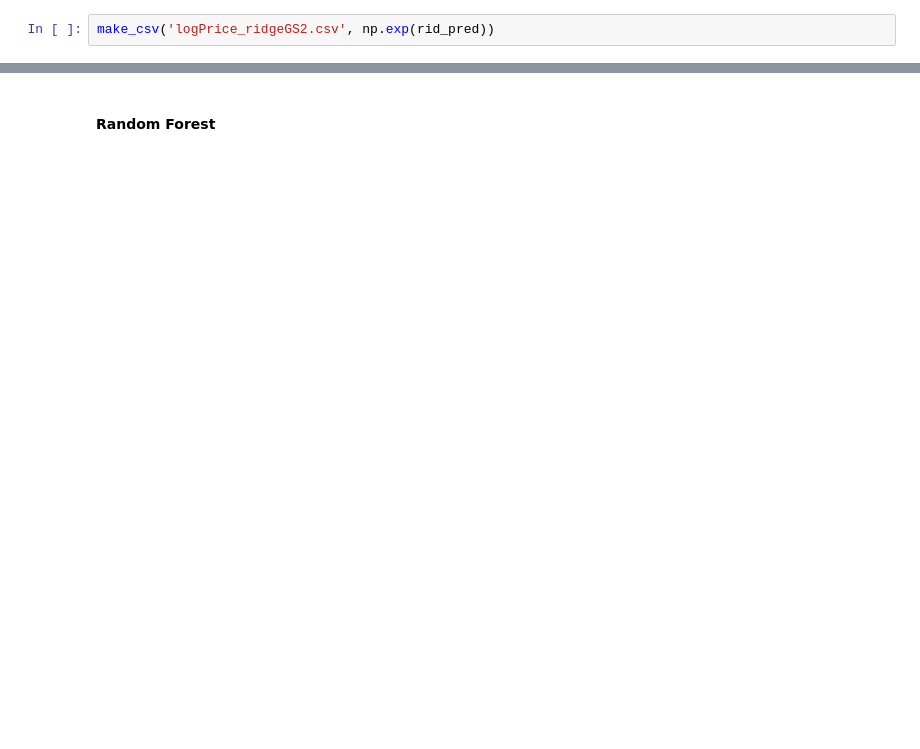
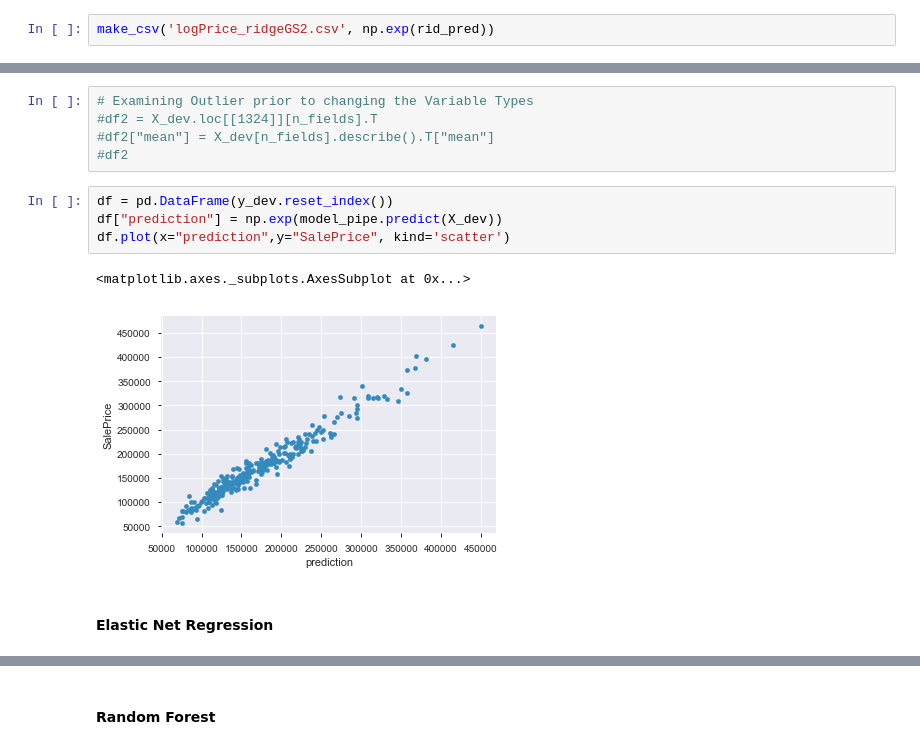
Before and after one commit to 1BrandonCummings/w207-final-project, a Jupyter notebook: ChristinaPapadimitriou_TakahiroHisada_BrandonCummings_HousingPrices.ipynb, the cells around one changed output, grey strips where cells are left out. Saved outputs shown, nothing was run; the diff lists cells and outputs as text; blank space fills up the shorter version.

```diff
--- a/ChristinaPapadimitriou_TakahiroHisada_BrandonCummings_HousingPrices.ipynb
+++ b/ChristinaPapadimitriou_TakahiroHisada_BrandonCummings_HousingPrices.ipynb
@@ -360,0 +374,14 @@ make_csv('logPrice_ridgeGS2.csv', np.exp(rid_pred))
+# %%
+# Examining Outlier prior to changing the Variable Types
+#df2 = X_dev.loc[[1324]][n_fields].T
+#df2["mean"] = X_dev[n_fields].describe().T["mean"]
+#df2
+# %%
+df = pd.DataFrame(y_dev.reset_index())
+df["prediction"] = np.exp(model_pipe.predict(X_dev))
+df.plot(x="prediction",y="SalePrice", kind='scatter')
+# %% [output]
+<matplotlib.axes._subplots.AxesSubplot at 0x...>
+[figure, added]
+# %% [markdown]
+#### Elastic Net Regression
```
Also changed, not shown: parts of 27 cells of this notebook.
